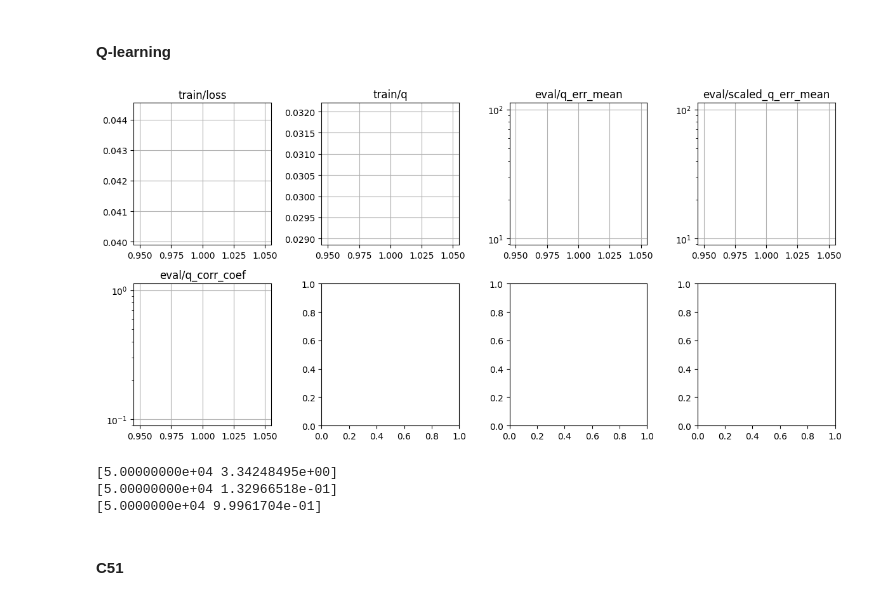
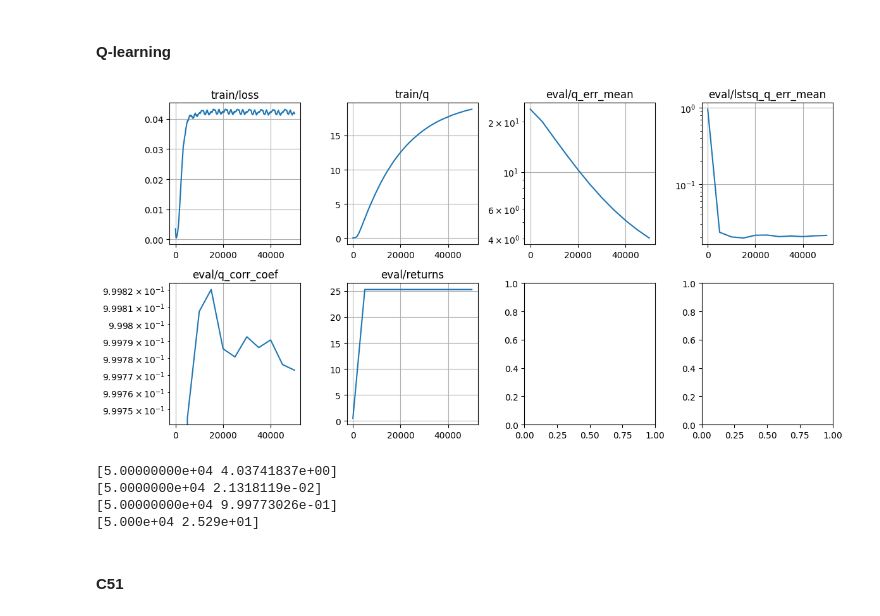
Before and after one commit to chongyi-zheng/ogbench, a Jupyter notebook: notebooks/2025_07_03_RiverSwim.ipynb, the cells around one changed output. Cells and saved outputs as stored; diff of their text form; code cells hidden in the pictures.

```diff
--- a/notebooks/2025_07_03_RiverSwim.ipynb
+++ b/notebooks/2025_07_03_RiverSwim.ipynb
@@ -285,53 +311,92 @@ def evaluate_fn(params):
   actions = jnp.arange(env.num_actions)[None, :].repeat(env.num_states, axis=0).reshape(-1)
   q = critic.apply(params, obs, actions)
   q = q.reshape([env.num_states, env.num_actions])
-  scaled_q = q * (opt_q / q).mean()
+  # scaled_q = q * (opt_q / q).mean()
+
+  slopes, intercepts = jnp.linalg.lstsq(
+    jnp.stack([q.reshape(-1), jnp.ones_like(q.reshape(-1))], axis=1),
+    opt_q.reshape(-1),
+  )[0]
+  lstsq_q = slopes * q + intercepts
+
   q_err_mean = jnp.mean(np.abs(q - opt_q))
-  scaled_q_err_mean = jnp.mean(np.abs(scaled_q - opt_q))
+  # scaled_q_err_mean = jnp.mean(np.abs(scaled_q - opt_q))
+  lstsq_q_err_mean = jnp.mean(np.abs(lstsq_q - opt_q))
   q_corr_coef = jnp.corrcoef(q.reshape(-1), opt_q.reshape(-1))[0, 1]
+
+  # evaluate the policy
+  a = jnp.argmax(q, axis=-1)
+  policy = jax.nn.one_hot(a, env.num_actions)
+  policy = np.asarray(policy)
+
+  eval_env = RiverSwim(seed=seed)
+  num_episodes = 100
+  max_episode_steps = 101
+  returns = []
+  for _ in tqdm.trange(num_episodes):
+      traj_dataset = defaultdict(list)
+
+      obs = eval_env.reset()
+      for _ in range(max_episode_steps):
+          action = np.random.choice(np.arange(eval_env.num_actions), p=policy[obs])
+          reward, next_obs = eval_env.step(action)
+
+          traj_dataset['observations'].append(obs)
+          traj_dataset['actions'].append(action)
+          traj_dataset['next_observations'].append(next_obs)
+          traj_dataset['rewards'].append(reward)
+
+          obs = next_obs
+
+      returns.append(np.sum(traj_dataset['rewards']))
+
+  returns = np.mean(returns)
 
   info = {
     'q_err_mean': q_err_mean,
-    'scaled_q_err_mean': scaled_q_err_mean,
+    'lstsq_q_err_mean': lstsq_q_err_mean,
     'q_corr_coef': q_corr_coef,
+    'returns': returns
   }
 
   return info
 
 metrics = defaultdict(list)
 for i in tqdm.trange(1, num_iterations + 1):
   batch = sample_batch(batch_size)
   critic_params, target_critic_params, opt_state, loss, info = update_fn(
     critic_params, target_critic_params, opt_state, batch)
 
   for k, v in info.items():
     metrics['train/' + k].append(
       np.array([i, v])
     )
 
   if i == 1 or i % eval_interval == 0:
     eval_info = evaluate_fn(critic_params)
     for k, v in eval_info.items():
       metrics['eval/' + k].append(
         np.array([i, v])
       )
 
   if i == 1 or i % log_interval == 0:
-    plot_metrics(metrics, logyscale_stats=['eval/q_err_mean', 'eval/scaled_q_err_mean', 'eval/q_corr_coef'])
+    plot_metrics(metrics, logyscale_stats=['eval/q_err_mean', 'eval/lstsq_q_err_mean', 'eval/q_corr_coef'])
     display.clear_output(wait=True)
     plt.tight_layout()
     plt.show()
 # %% [output]
-[figure, old version]
+[figure, new version]
 # %%
 q_learning_metrics = metrics
 print(q_learning_metrics['eval/q_err_mean'][-1])
-print(q_learning_metrics['eval/scaled_q_err_mean'][-1])
+print(q_learning_metrics['eval/lstsq_q_err_mean'][-1])
 print(q_learning_metrics['eval/q_corr_coef'][-1])
+print(q_learning_metrics['eval/returns'][-1])
 # %% [output]
-[5.00000000e+04 3.34248495e+00]
-[5.00000000e+04 1.32966518e-01]
-[5.0000000e+04 9.9961704e-01]
+[5.00000000e+04 4.03741837e+00]
+[5.0000000e+04 2.1318119e-02]
+[5.00000000e+04 9.99773026e-01]
+[5.000e+04 2.529e+01]
 # %% [markdown]
 #### C51
 # %%
```
Also changed, not shown: parts of 7 cells of this notebook, 1 other file.
